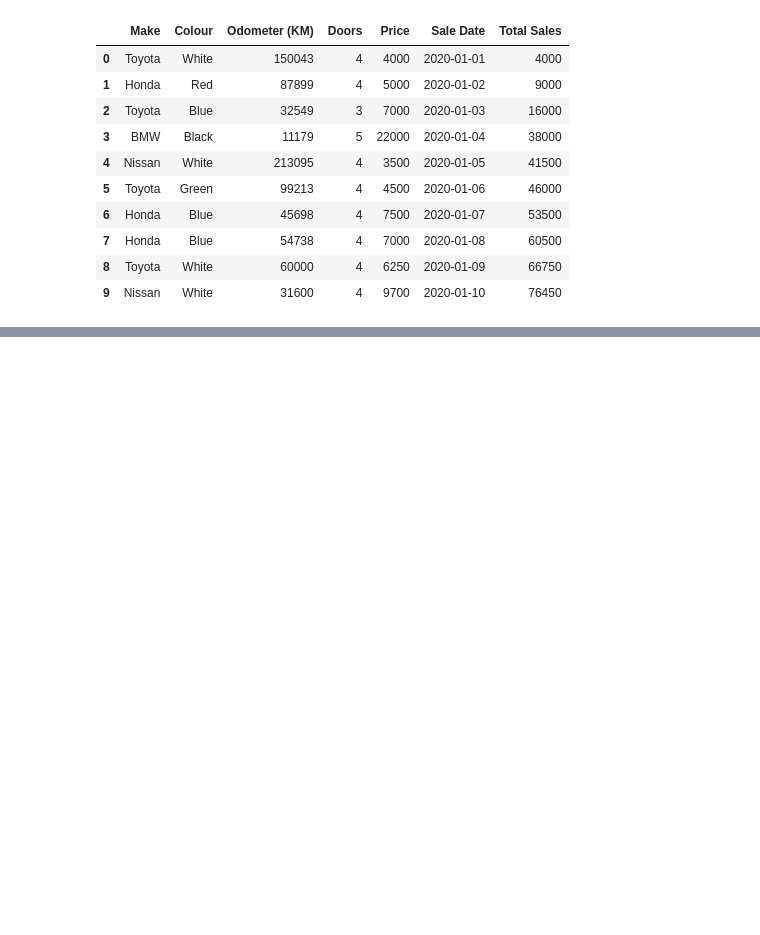
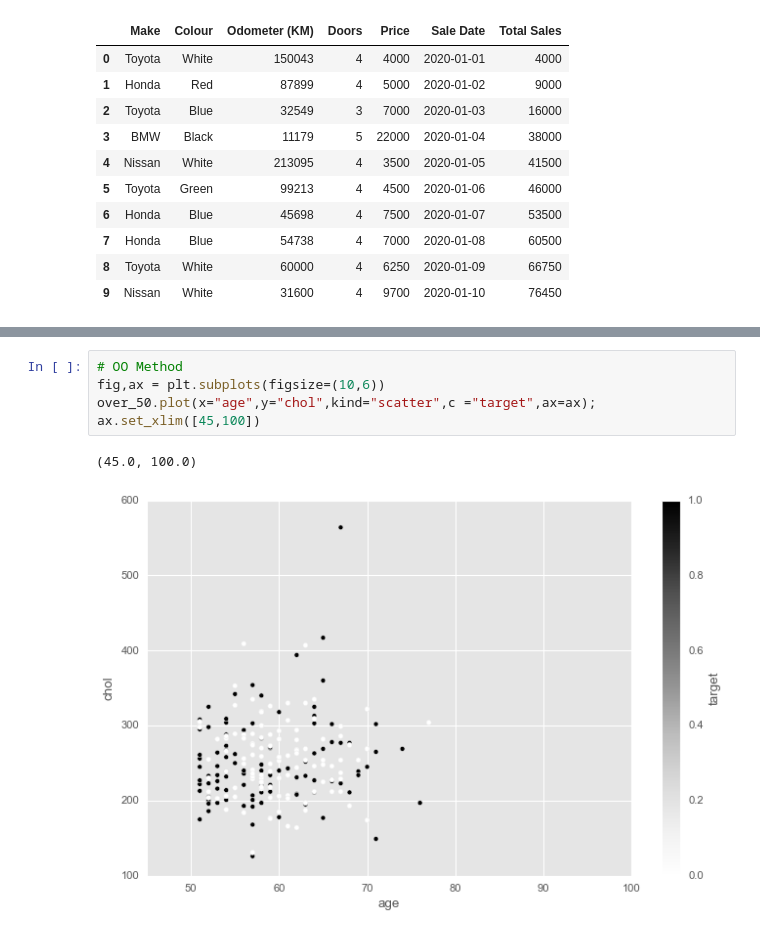
Before and after one commit to writer-nitesh/ML-and-Data-Science, a Jupyter notebook: learning_matplotlib.ipynb, the cells around one changed output, grey strips where cells are left out. Saved outputs shown, nothing was run; the diff lists cells and outputs as text; blank space fills up the shorter version.

```diff
--- a/learning_matplotlib.ipynb
+++ b/learning_matplotlib.ipynb
@@ -363,0 +407,8 @@ df["Odometer (KM)"].plot.hist(bins=10);
+# %%
+# OO Method
+fig,ax = plt.subplots(figsize=(10,6))
+over_50.plot(x="age",y="chol",kind="scatter",c ="target",ax=ax);
+ax.set_xlim([45,100])
+# %% [output]
+(45.0, 100.0)
+[figure, added]
```
Also changed, not shown: parts of 49 cells of this notebook, 4 other files.
